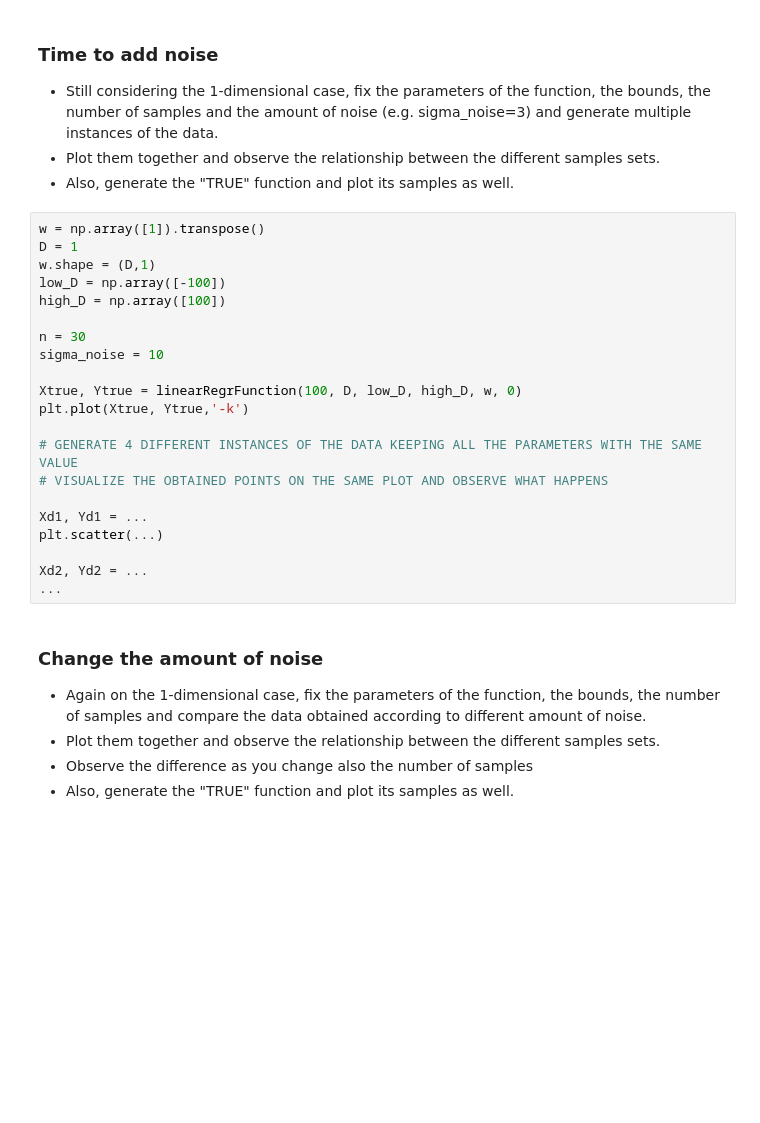
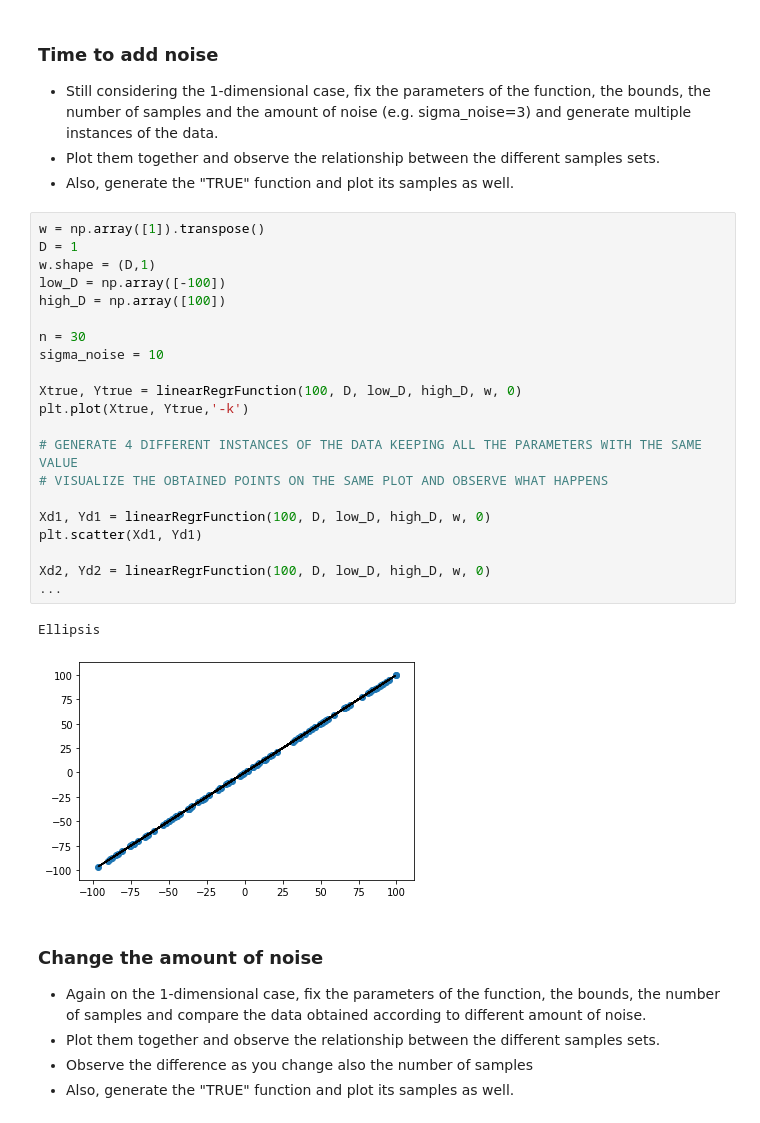
Before and after one commit to mosemb/MachineLearningAssignments, a Jupyter notebook: 01_DataGeneration.ipynb, the cells around one changed output. Saved outputs shown, nothing was run; the diff lists cells and outputs as text; blank space fills up the shorter version.

```diff
--- a/01_DataGeneration.ipynb
+++ b/01_DataGeneration.ipynb
@@ -66,24 +71,27 @@ plt.scatter(...)
 # %%
 w = np.array([1]).transpose()
 D = 1
 w.shape = (D,1)
 low_D = np.array([-100])
 high_D = np.array([100])
 
 n = 30
 sigma_noise = 10
 
 Xtrue, Ytrue = linearRegrFunction(100, D, low_D, high_D, w, 0)
 plt.plot(Xtrue, Ytrue,'-k')
 
 # GENERATE 4 DIFFERENT INSTANCES OF THE DATA KEEPING ALL THE PARAMETERS WITH THE SAME VALUE
 # VISUALIZE THE OBTAINED POINTS ON THE SAME PLOT AND OBSERVE WHAT HAPPENS
 
-Xd1, Yd1 = ...
-plt.scatter(...)
+Xd1, Yd1 = linearRegrFunction(100, D, low_D, high_D, w, 0)
+plt.scatter(Xd1, Yd1)
 
-Xd2, Yd2 = ...
+Xd2, Yd2 = linearRegrFunction(100, D, low_D, high_D, w, 0)
 ...
+# %% [output]
+Ellipsis
+[figure, added]
 # %% [markdown]
 ### Change the amount of noise
 
```
Also changed, not shown: parts of 6 cells of this notebook.
